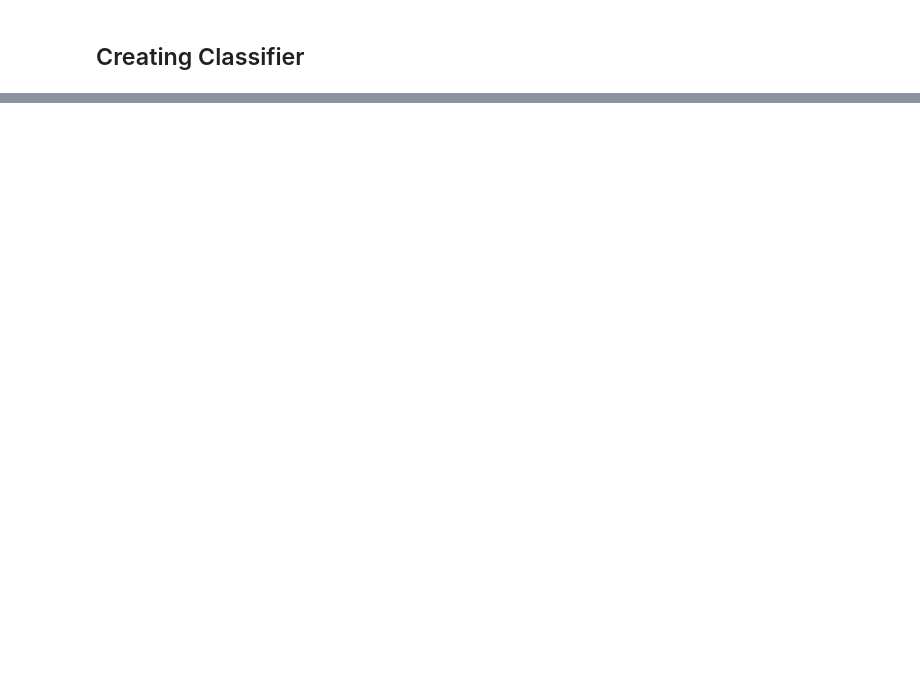
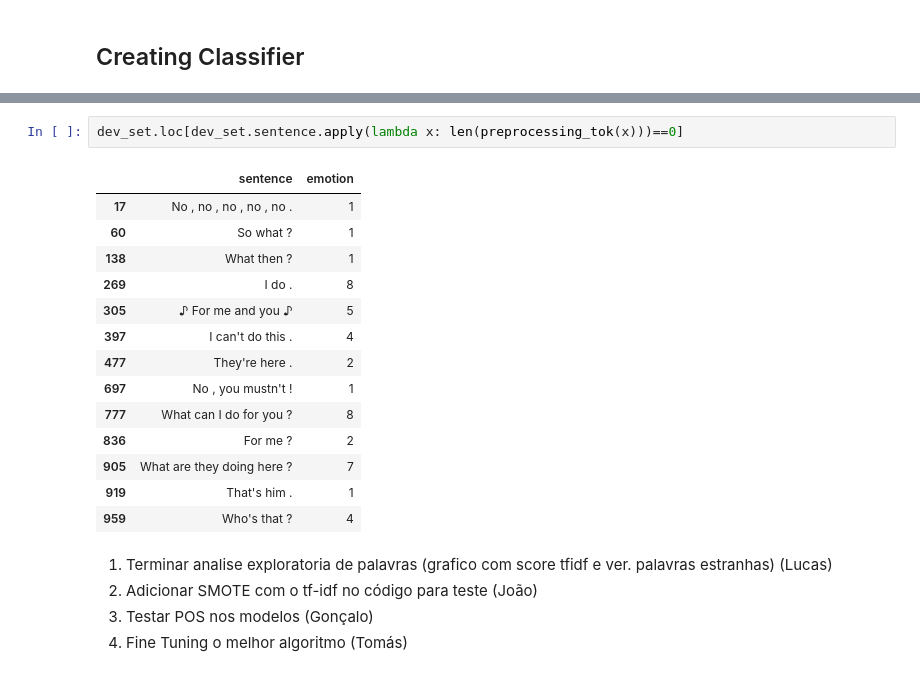
Before and after one commit to Lucas-Correa/EmotionClassifier, a Jupyter notebook: EmotionClassifier.ipynb, the cells around one changed output, grey strips where cells are left out. Cells and saved outputs as stored; diff of their text form; blank space fills up the shorter version.

```diff
--- a/EmotionClassifier.ipynb
+++ b/EmotionClassifier.ipynb
@@ -293,0 +337,22 @@ Training:  MultiOutputClassifier(estimator=LogisticRegression())
+# %%
+dev_set.loc[dev_set.sentence.apply(lambda x: len(preprocessing_tok(x)))==0]
+# %% [output]
+|  | sentence | emotion |
+| 17 | No , no , no , no , no . | 1 |
+| 60 | So what ? | 1 |
+| 138 | What then ? | 1 |
+| 269 | I do . | 8 |
+| 305 | ♪ For me and you ♪ | 5 |
+| 397 | I can't do this . | 4 |
+| 477 | They're here . | 2 |
+| 697 | No , you mustn't ! | 1 |
+| 777 | What can I do for you ? | 8 |
+| 836 | For me ? | 2 |
+| 905 | What are they doing here ? | 7 |
+| 919 | That's him . | 1 |
+| 959 | Who's that ? | 4 |
+# %% [markdown]
+1. Terminar analise exploratoria de palavras (grafico com score tfidf e ver. palavras estranhas) (Lucas)
+2. Adicionar SMOTE com o tf-idf no código para teste (João)
+3. Testar POS nos modelos (Gonçalo)
+4. Fine Tuning o melhor algoritmo (Tomás)
```
Also changed, not shown: parts of 10 cells of this notebook.
